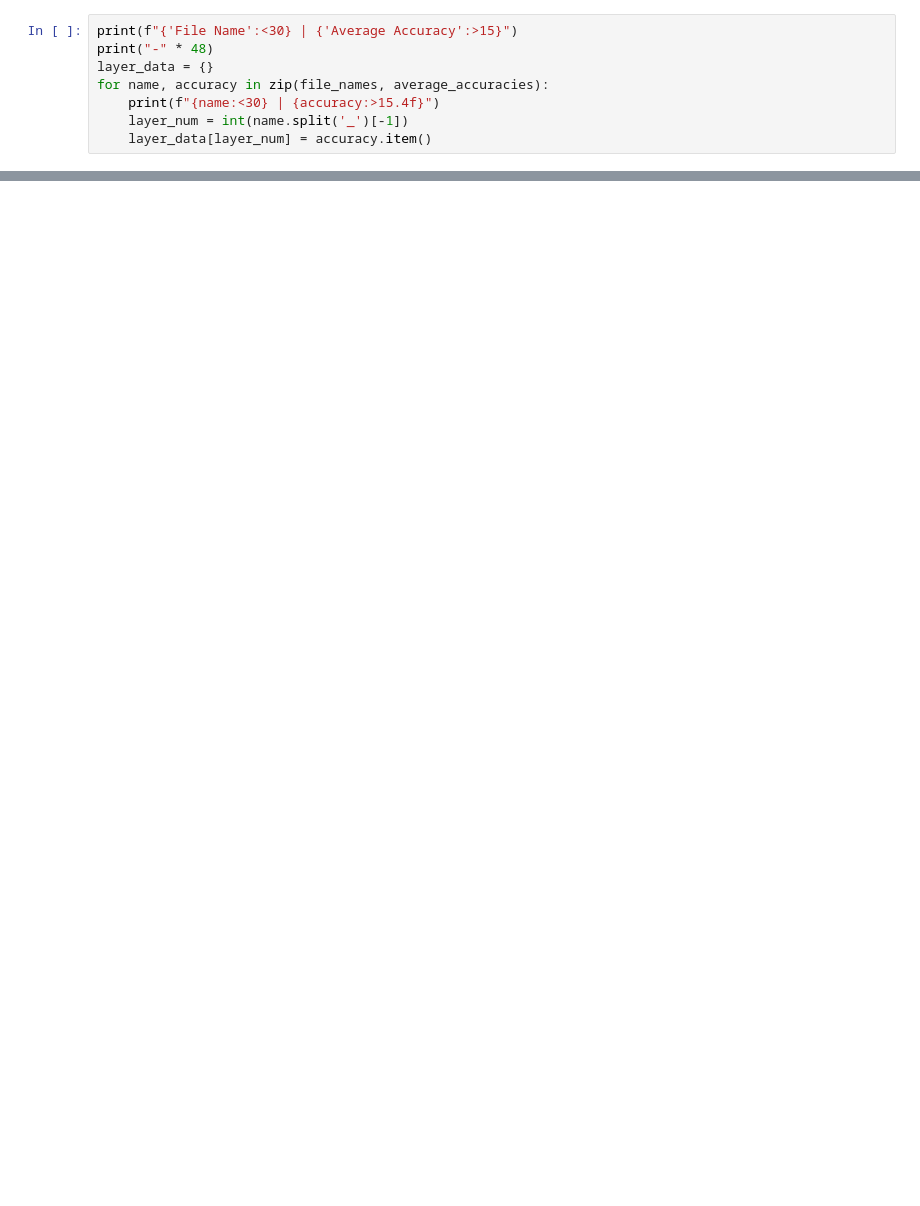
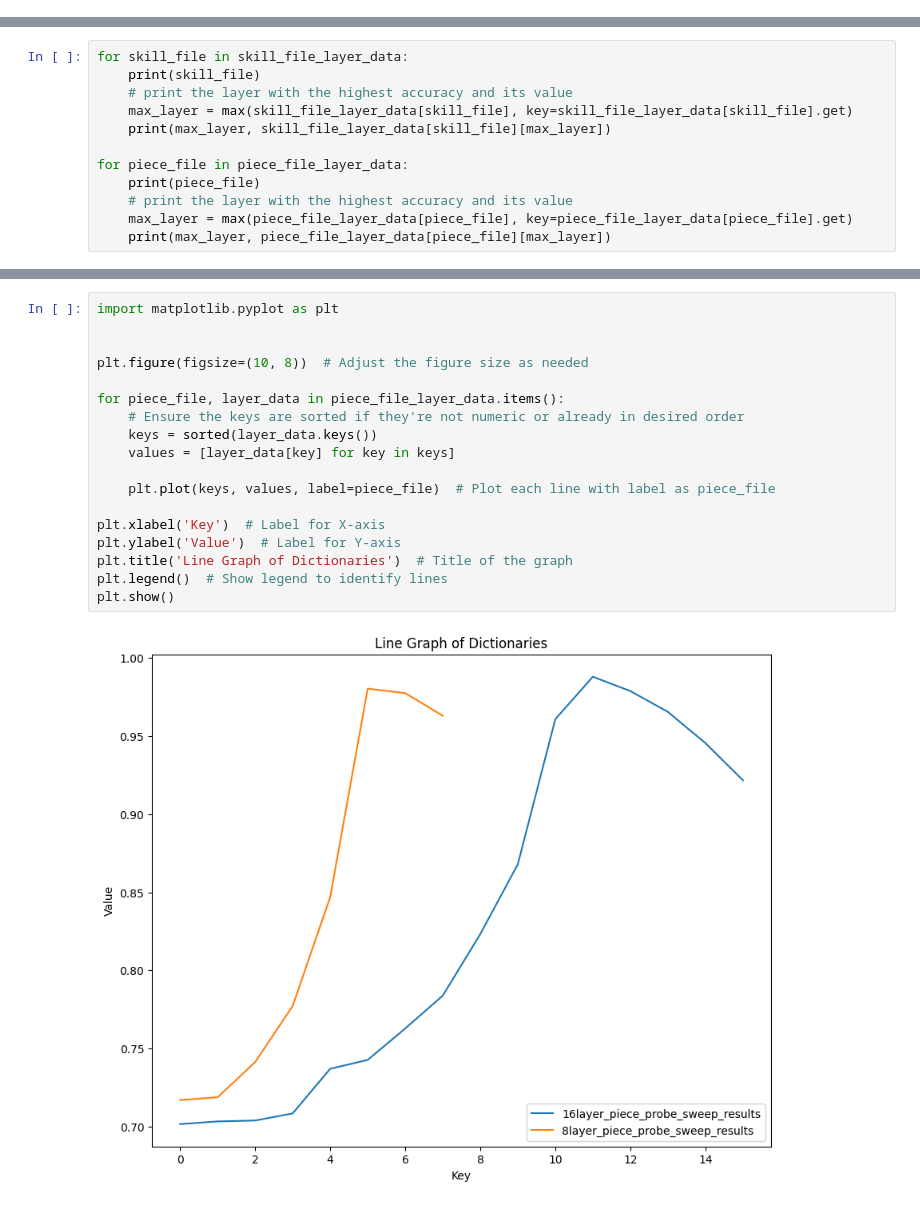
Before and after one commit to adamkarvonen/chess_llm_interpretability, a Jupyter notebook: linear_probes/analyze_test_results.ipynb, the cells around one changed output, grey strips where cells are left out. Drawn from its saved outputs; the diff is of its cells as text; blank space fills up the shorter version.

Commit message:
Create combined graphs for skill / piece probes

```diff
--- a/linear_probes/analyze_test_results.ipynb
+++ b/linear_probes/analyze_test_results.ipynb
@@ -21,8 +35,0 @@ for file in pickle_files:
-# %%
-print(f"{'File Name':<30} | {'Average Accuracy':>15}")
-print("-" * 48)
-layer_data = {}
-for name, accuracy in zip(file_names, average_accuracies):
-    print(f"{name:<30} | {accuracy:>15.4f}")
-    layer_num = int(name.split('_')[-1])
-    layer_data[layer_num] = accuracy.item()
@@ -40,0 +36,12 @@ plt.savefig('8layer_skill_probe_sweep_results.png')
+# %%
+for skill_file in skill_file_layer_data:
+    print(skill_file)
+    # print the layer with the highest accuracy and its value
+    max_layer = max(skill_file_layer_data[skill_file], key=skill_file_layer_data[skill_file].get)
+    print(max_layer, skill_file_layer_data[skill_file][max_layer])
+
+for piece_file in piece_file_layer_data:
+    print(piece_file)
+    # print the layer with the highest accuracy and its value
+    max_layer = max(piece_file_layer_data[piece_file], key=piece_file_layer_data[piece_file].get)
+    print(max_layer, piece_file_layer_data[piece_file][max_layer])
@@ -40,0 +57,20 @@ plt.savefig('8layer_skill_probe_sweep_results.png')
+# %%
+import matplotlib.pyplot as plt
+
+
+plt.figure(figsize=(10, 8))  # Adjust the figure size as needed
+
+for piece_file, layer_data in piece_file_layer_data.items():
+    # Ensure the keys are sorted if they're not numeric or already in desired order
+    keys = sorted(layer_data.keys())
+    values = [layer_data[key] for key in keys]
+
+    plt.plot(keys, values, label=piece_file)  # Plot each line with label as piece_file
+
+plt.xlabel('Key')  # Label for X-axis
+plt.ylabel('Value')  # Label for Y-axis
+plt.title('Line Graph of Dictionaries')  # Title of the graph
+plt.legend()  # Show legend to identify lines
+plt.show()
+# %% [output]
+[figure, added]
```
Also changed, not shown: parts of 6 cells of this notebook.
